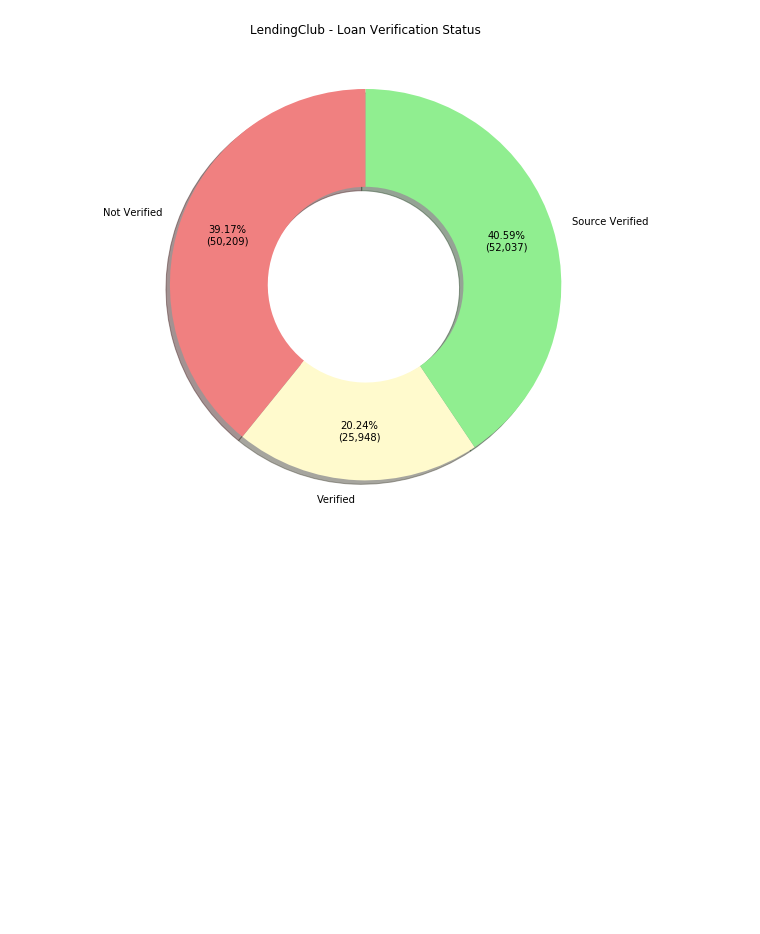
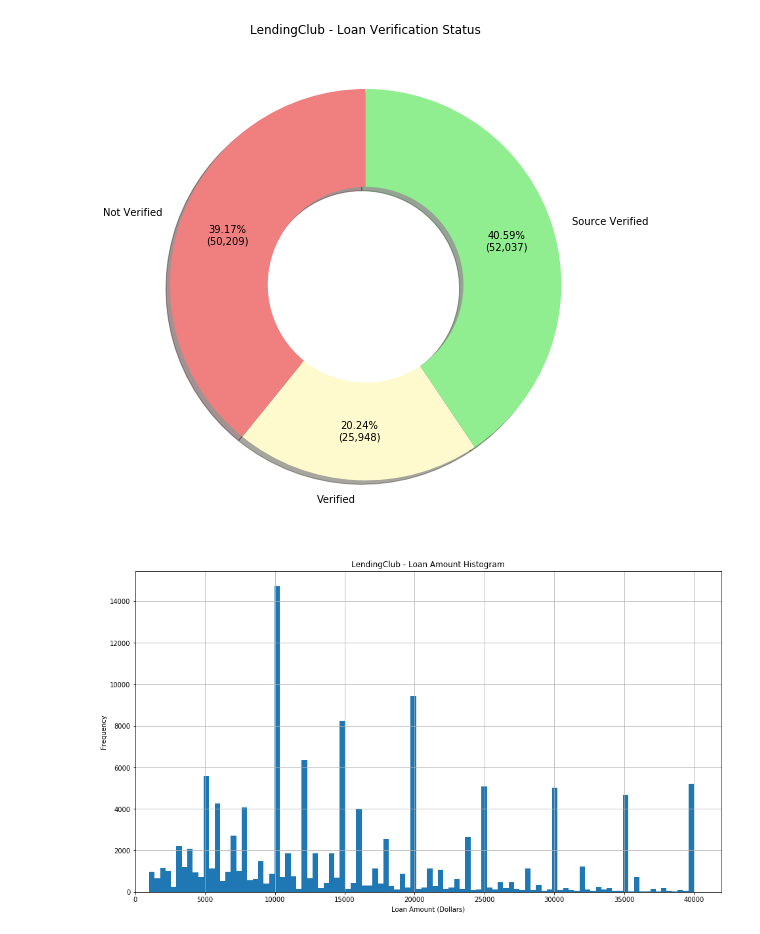
Before and after one commit to juszhan/LendingClub-Profitability, a Jupyter notebook: lendingclub_loan_analysis.ipynb, the cells around one changed output. Drawn from its saved outputs; the diff is of its cells as text; code cells hidden in the pictures; blank space fills up the shorter version.

Commit message:
Added loan amount and interest rate histograms

```diff
--- a/lendingclub_loan_analysis.ipynb
+++ b/lendingclub_loan_analysis.ipynb
@@ -391,3 +390,17 @@ plt.title("LendingClub - Loan Verification Status")
 plt.show()
 # %% [output]
 [figure]
+# %%
+plt.figure(figsize=(16,9))
+
+x = df["loan_amnt"].tolist()
+
+plt.hist(x, bins=100, histtype="bar", cumulative=False)
+plt.xlim(left=0)
+plt.xlabel("Loan Amount (Dollars)")
+plt.ylabel("Frequency")
+plt.grid()
+plt.title("LendingClub - Loan Amount Histogram")
+plt.show()
+# %% [output]
+[figure, added]
```
Also changed, not shown: parts of 6 cells of this notebook.
